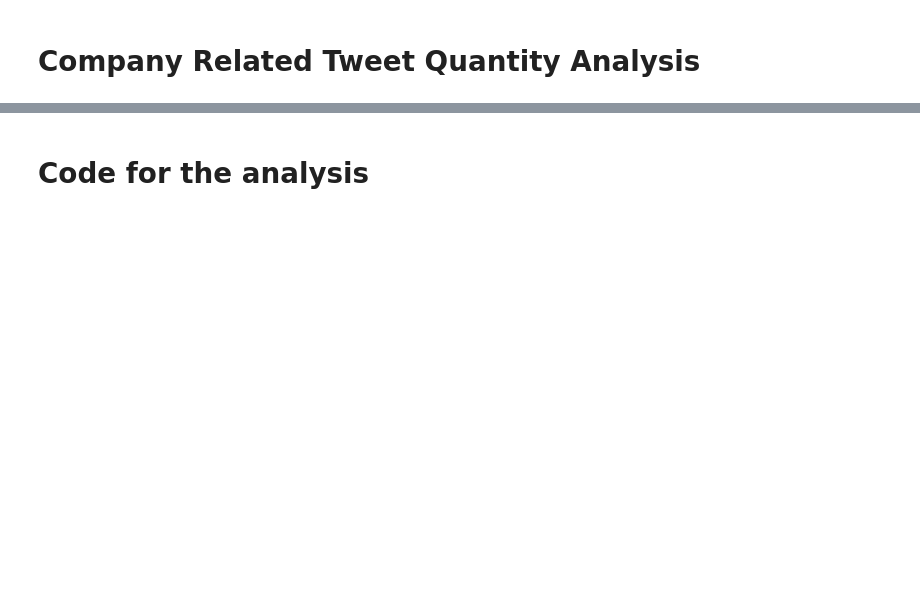
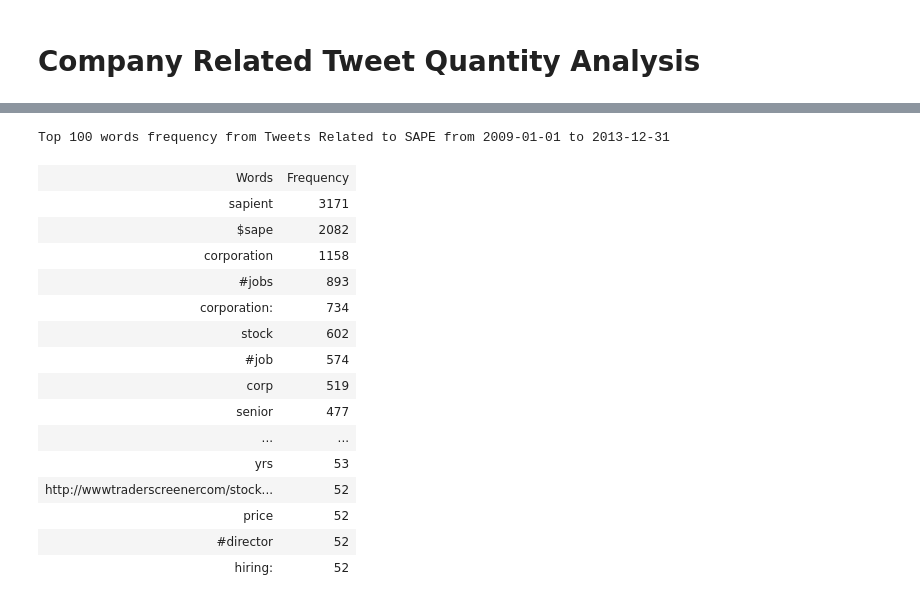
Before and after one commit to Tskatom/company_market, a Jupyter notebook: code/Company_Tweet_Analysis.ipynb, the cells around one changed output, grey strips where cells are left out. Saved outputs shown, nothing was run; the diff lists cells and outputs as text; code cells hidden in the pictures; blank space fills up the shorter version.

```diff
--- a/code/Company_Tweet_Analysis.ipynb
+++ b/code/Company_Tweet_Analysis.ipynb
@@ -27,5 +32,24 @@ process("sape")
-# %% [markdown]
-# Code for the analysis
+# %%
+print "Top 100 words frequency from Tweets Related to SAPE from 2009-01-01 to 2013-12-31"
+HTML(word_html)
+# %% [output]
+Top 100 words frequency from Tweets Related to SAPE from 2009-01-01 to 2013-12-31
+| Words | Frequency |
+| sapient | 3171 |
+| $sape | 2082 |
+| corporation | 1158 |
+| #jobs | 893 |
+| corporation: | 734 |
+| stock | 602 |
+| #job | 574 |
+| corp | 519 |
+| senior | 477 |
+| ... | ... |
+| yrs | 53 |
+| http://wwwtraderscreenercom/stock... | 52 |
+| price | 52 |
+| #director | 52 |
+| hiring: | 52 |
 # %%
 
 
```
Also changed, not shown: parts of 3 cells of this notebook.
